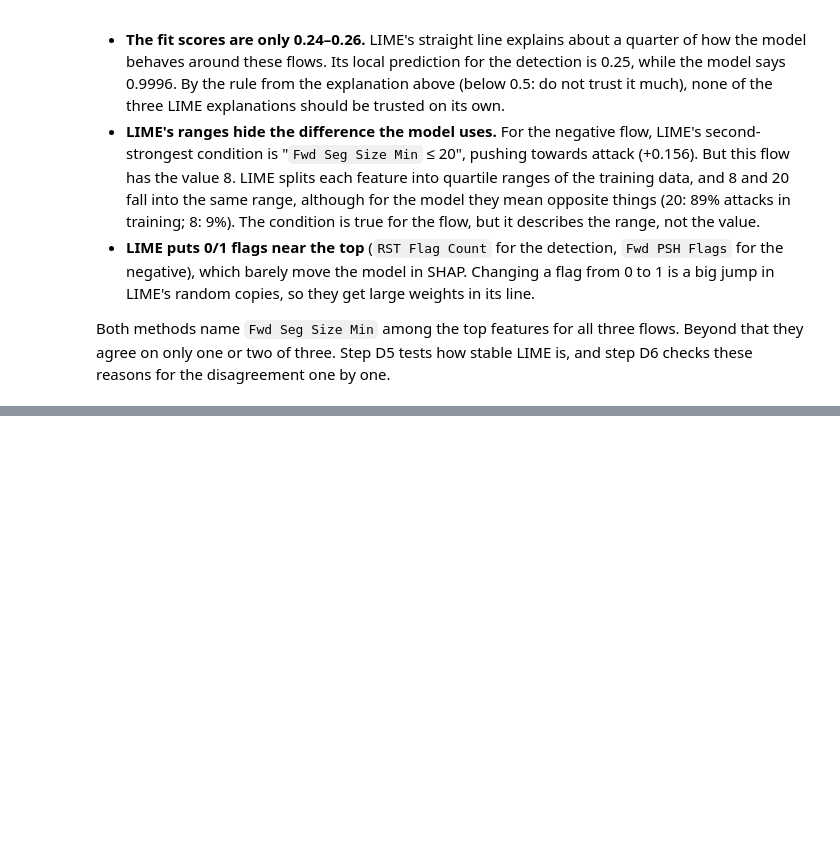
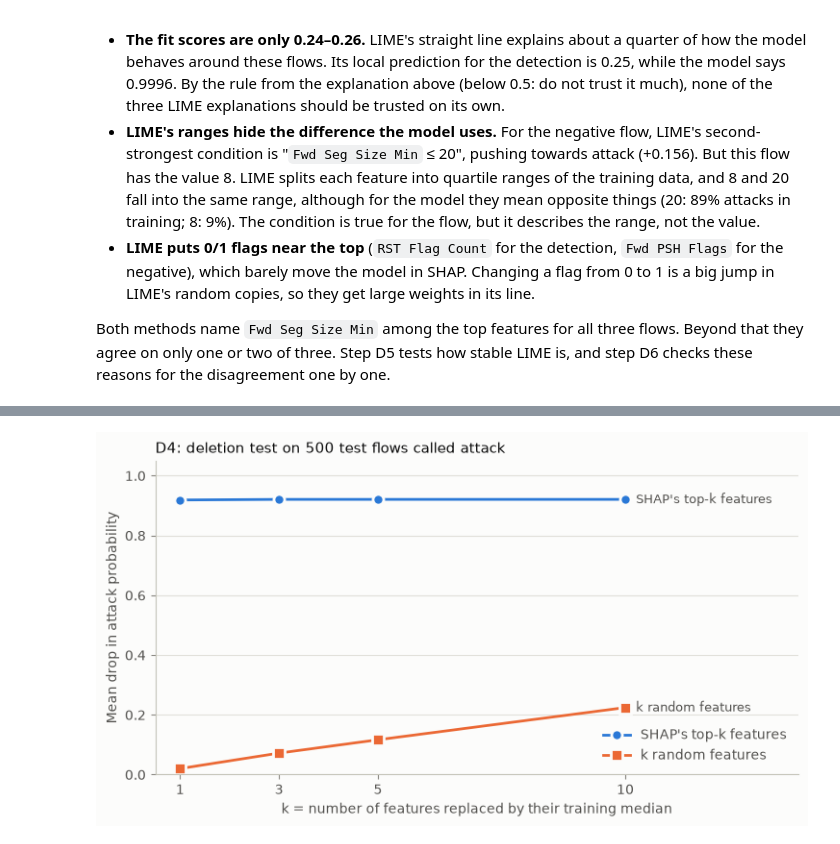
Before and after one commit to steve-nt/AI-for-Cybersecurity-Final-Mini-Project, a Jupyter notebook: parts/30_explanation.ipynb, the cells around one changed output, grey strips where cells are left out. Drawn from its saved outputs; the diff is of its cells as text; code cells hidden in the pictures; blank space fills up the shorter version.

Commit message:
D4: deletion test (fidelity)

```diff
--- a/parts/30_explanation.ipynb
+++ b/parts/30_explanation.ipynb
@@ -435,0 +488,31 @@ disagreement one by one.
+# %%
+# STEP D4
+fig, ax = plt.subplots(figsize=(7.5, 4.2), facecolor="#fcfcfb")
+ax.set_facecolor("#fcfcfb")
+ax.grid(axis="y", color="#e1e0d9", linewidth=0.8)
+ax.set_axisbelow(True)
+styles = {"SHAP": ("#2a78d6", "o", "SHAP's top-k features"),
+          "random features": ("#eb6834", "s", "k random features")}
+for method, (colour, marker, label) in styles.items():
+    part = deletion[deletion["method"] == method]
+    ax.plot(part["k"], part["mean_drop"], color=colour, marker=marker, linewidth=2, markersize=8,
+            markeredgecolor="#fcfcfb", markeredgewidth=2, label=label)
+    ax.annotate(label, xy=(part["k"].iloc[-1], part["mean_drop"].iloc[-1]), xytext=(8, 0),
+                textcoords="offset points", va="center", color="#52514e", fontsize=9)
+ax.set_xticks([1, 3, 5, 10])
+ax.set_xlim(0.5, 13.5)
+ax.set_ylim(0, 1.05)
+ax.set_xlabel("k = number of features replaced by their training median", color="#52514e")
+ax.set_ylabel("Mean drop in attack probability", color="#52514e")
+ax.set_title("D4: deletion test on 500 test flows called attack", loc="left", fontsize=11, color="#0b0b0b")
+for side in ("top", "right"):
+    ax.spines[side].set_visible(False)
+for side in ("left", "bottom"):
+    ax.spines[side].set_color("#c3c2b7")
+ax.tick_params(colors="#898781", labelcolor="#52514e")
+ax.legend(loc="lower right", frameon=False, labelcolor="#52514e")
+fig.tight_layout()
+fig.savefig(FIGURES / "D4_deletion.png", dpi=150, facecolor="#fcfcfb")
+plt.show()
+# %% [output]
+[figure, added]
```
Also changed, not shown: parts of 5 cells of this notebook, 5 other files.
